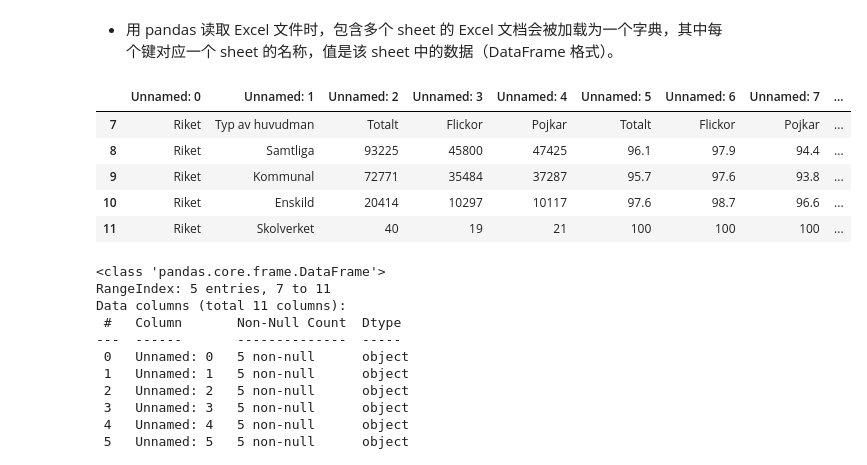
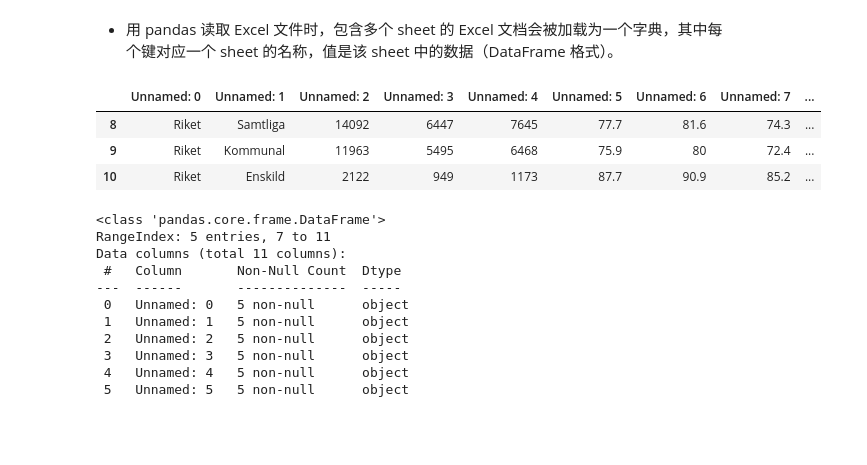
Before and after one commit to JessieH521/Data_Platform_DE24, a Jupyter notebook: exercises/exercise_1/exercise_1_0.ipynb, the cells around one changed output. Saved outputs shown, nothing was run; the diff lists cells and outputs as text; code cells hidden in the pictures; blank space fills up the shorter version.

Commit message:
read from excel method

```diff
--- a/exercises/exercise_1/exercise_1_0.ipynb
+++ b/exercises/exercise_1/exercise_1_0.ipynb
@@ -32,14 +31,14 @@ excel_data = pd.read_excel("data/riket2023_åk9_np.xlsx", sheet_name=None)
 # 如果你 不加 sheet_name=None，pandas.read_excel() 默认只会读取 Excel 文件中的 第一个 sheet，而不是所有的 sheet。
 # %%
 # 访问 其中一个 Sheet ‘Svenska’ ， sheet_svenska 是一个 dataframe ,# 提取 瑞典语和数学表的数据
-sheet_svenska = excel_data['Svenska'][7:]
+df_svenska = excel_data['Svenska'][8:]
 df_matematik = excel_data["Matematik"][8:]
-sheet_svenska
+df_engelska = excel_data["Engelska"][8:]
+df_andra = excel_data["Svenska som andraspråk"][8:11]
+df_andra
 # %% [output]
 |  | Unnamed: 0 | Unnamed: 1 | Unnamed: 2 | Unnamed: 3 | Unnamed: 4 | Unnamed: 5 | Unnamed: 6 | Unnamed: 7 | ... |
-| 7 | Riket | Typ av huvudman | Totalt | Flickor | Pojkar | Totalt | Flickor | Pojkar | ... |
-| 8 | Riket | Samtliga | 93225 | 45800 | 47425 | 96.1 | 97.9 | 94.4 | ... |
-| 9 | Riket | Kommunal | 72771 | 35484 | 37287 | 95.7 | 97.6 | 93.8 | ... |
-| 10 | Riket | Enskild | 20414 | 10297 | 10117 | 97.6 | 98.7 | 96.6 | ... |
-| 11 | Riket | Skolverket | 40 | 19 | 21 | 100 | 100 | 100 | ... |
+| 8 | Riket | Samtliga | 14092 | 6447 | 7645 | 77.7 | 81.6 | 74.3 | ... |
+| 9 | Riket | Kommunal | 11963 | 5495 | 6468 | 75.9 | 80 | 72.4 | ... |
+| 10 | Riket | Enskild | 2122 | 949 | 1173 | 87.7 | 90.9 | 85.2 | ... |
 # %%
```
Also changed, not shown: parts of 6 cells of this notebook, 4 other files.
